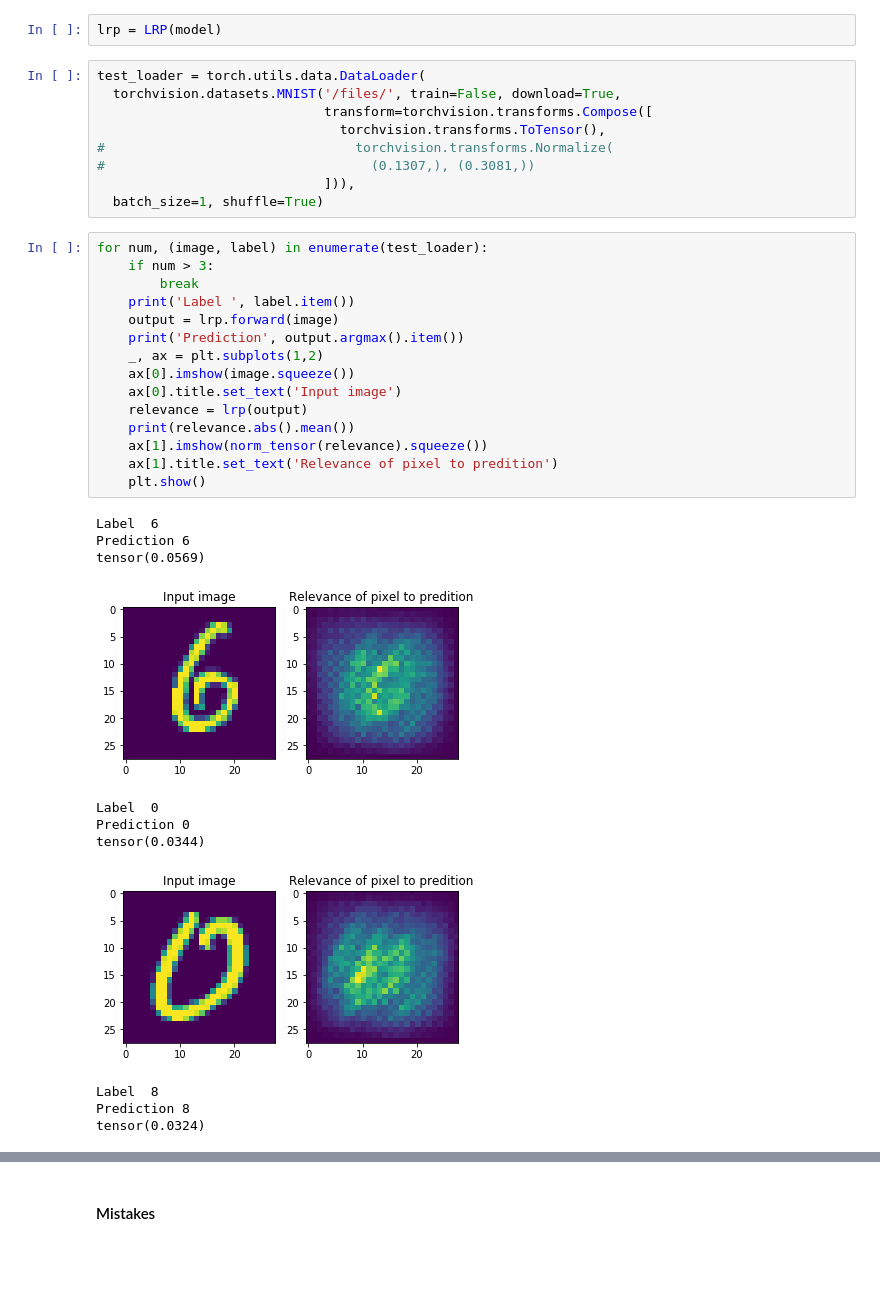
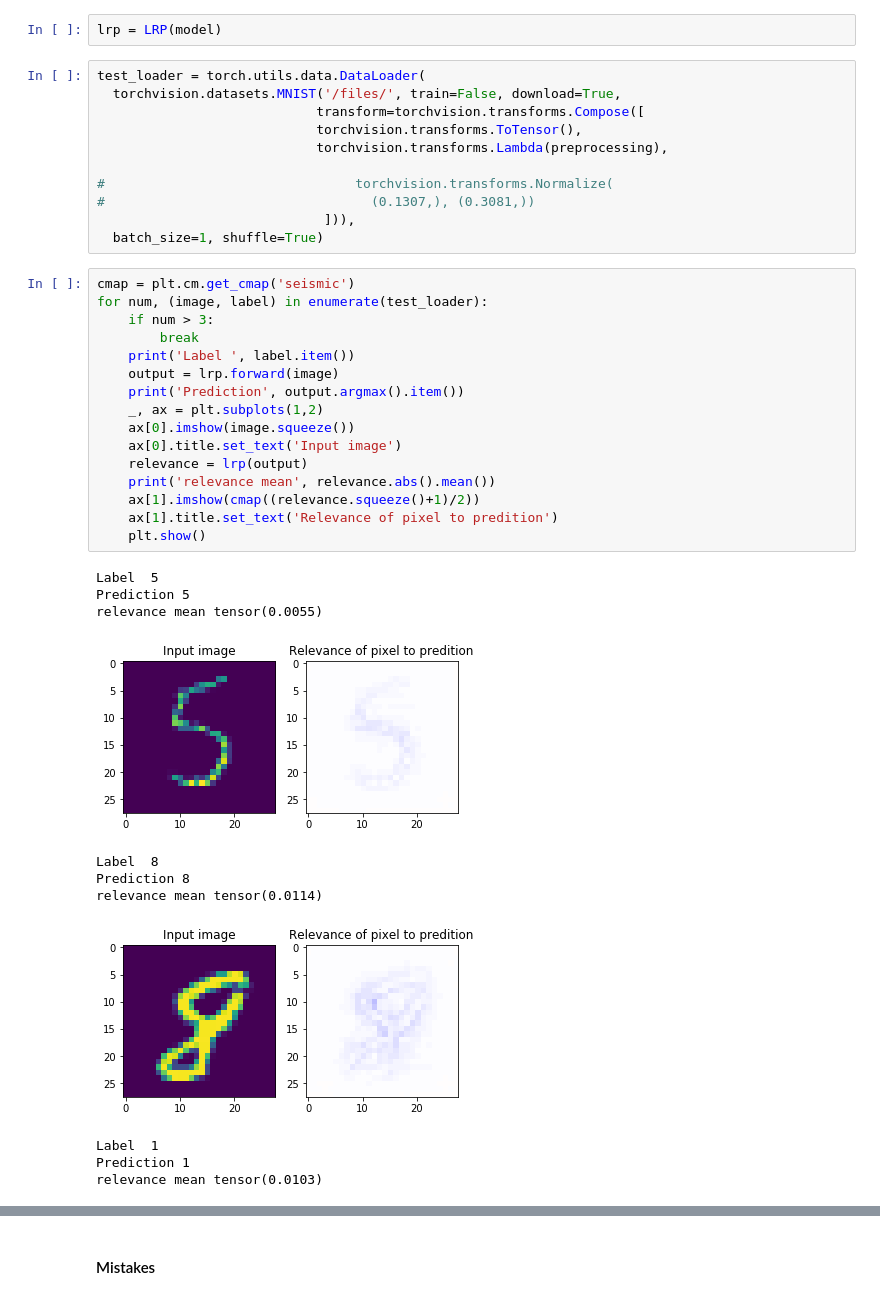
Before and after one commit to dmitrysarov/LRP_decomposition, a Jupyter notebook: LRP_notebook.ipynb, the cells around one changed output, grey strips where cells are left out. Saved outputs shown, nothing was run; the diff lists cells and outputs as text; blank space fills up the shorter version.

```diff
--- a/LRP_notebook.ipynb
+++ b/LRP_notebook.ipynb
@@ -40,36 +41,39 @@ lrp = LRP(model)
 # %%
 test_loader = torch.utils.data.DataLoader(
   torchvision.datasets.MNIST('/files/', train=False, download=True,
-                             transform=torchvision.transforms.Compose([
-                               torchvision.transforms.ToTensor(),
+                            transform=torchvision.transforms.Compose([
+                            torchvision.transforms.ToTensor(),
+                            torchvision.transforms.Lambda(preprocessing),
+
 #                                torchvision.transforms.Normalize(
 #                                  (0.1307,), (0.3081,))
                              ])),
   batch_size=1, shuffle=True)
 # %%
+cmap = plt.cm.get_cmap('seismic')
 for num, (image, label) in enumerate(test_loader):
     if num > 3:
         break
     print('Label ', label.item())
     output = lrp.forward(image)
     print('Prediction', output.argmax().item())
     _, ax = plt.subplots(1,2)
     ax[0].imshow(image.squeeze())
     ax[0].title.set_text('Input image')
     relevance = lrp(output)
-    print(relevance.abs().mean())
-    ax[1].imshow(norm_tensor(relevance).squeeze())
+    print('relevance mean', relevance.abs().mean())
+    ax[1].imshow(cmap((relevance.squeeze()+1)/2))
     ax[1].title.set_text('Relevance of pixel to predition')
     plt.show()
 # %% [output]
-Label  6
-Prediction 6
-tensor(0.0569)
+Label  5
+Prediction 5
+relevance mean tensor(0.0055)
-[figure, old version]
+[figure, new version]
-Label  0
-Prediction 0
-tensor(0.0344)
+Label  8
+Prediction 8
+relevance mean tensor(0.0114)
-[figure, old version]
+[figure, new version]
-Label  8
-Prediction 8
-tensor(0.0324)
+Label  1
+Prediction 1
+relevance mean tensor(0.0103)
```
Also changed, not shown: parts of 5 cells of this notebook, 3 other files.
